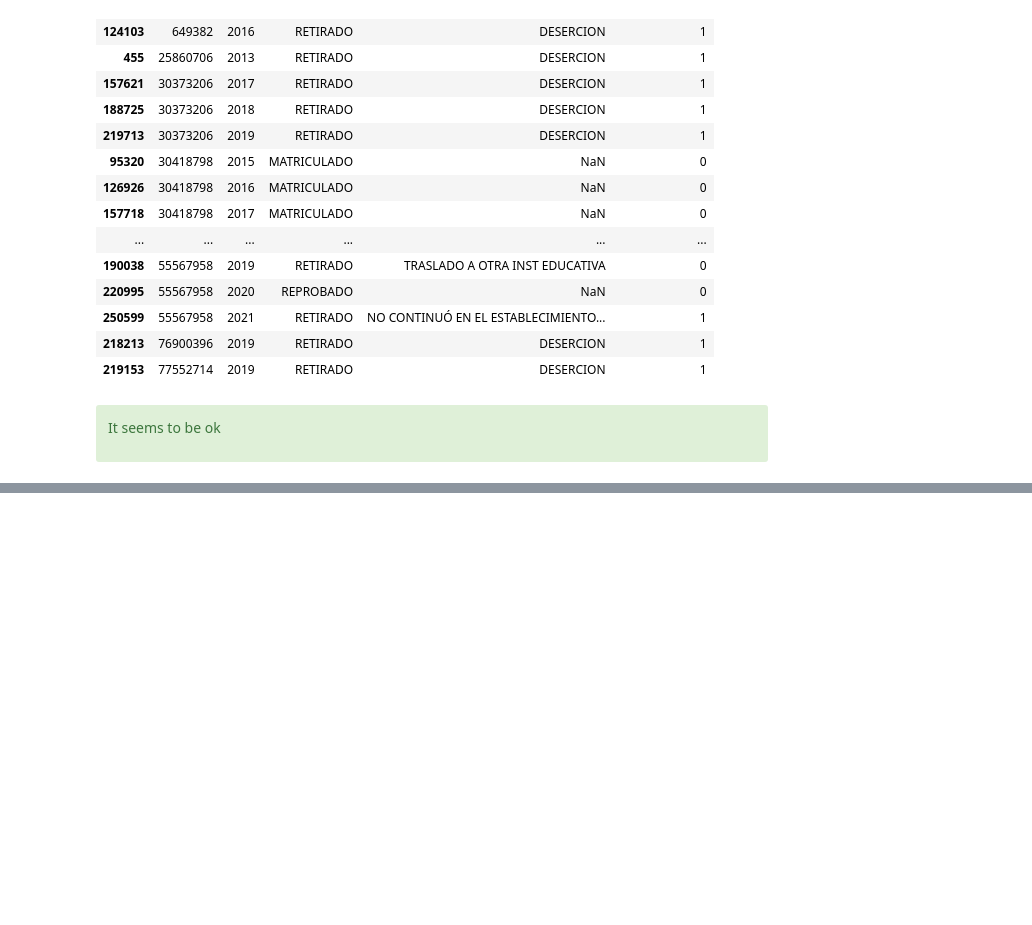
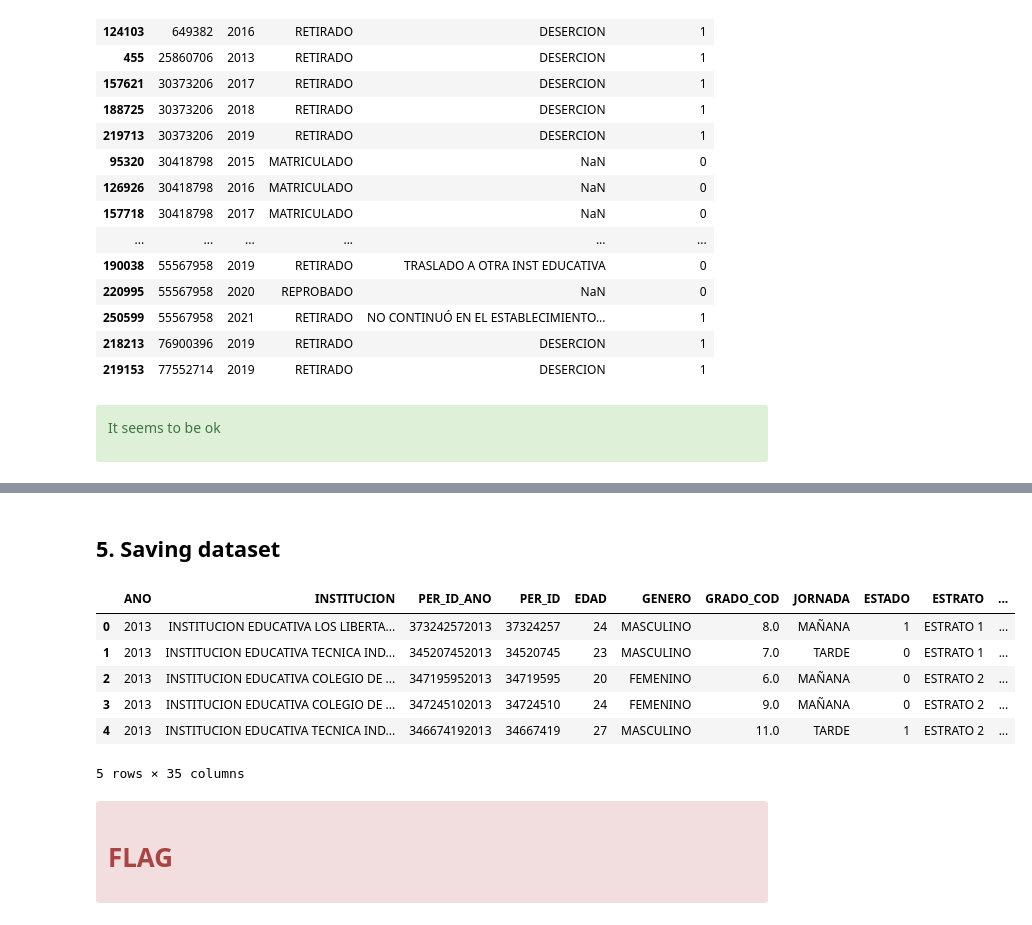
Before and after one commit to samirhinojosa/school-dropout-in-sogamoso, a Jupyter notebook: notebooks/school_dropout_eda_final.ipynb, the cells around one changed output, grey strips where cells are left out. Cells and saved outputs as stored; diff of their text form; code cells hidden in the pictures; blank space fills up the shorter version.

```diff
--- a/notebooks/school_dropout_eda_final.ipynb
+++ b/notebooks/school_dropout_eda_final.ipynb
@@ -1466,0 +1406,6 @@ df_temp[["PER_ID", "ANO", "ESTADO", "MOTIVO", "ESTADO_FINAL"]][df_temp["PER_ID"]
+# %%
+# Deleting the columns
+df_students.drop(columns=["ESTADO", "MOTIVO"], axis=1, inplace=True)
+
+# Updating column name
+df_students.rename(columns={"ESTADO_FINAL" : "ESTADO"}, inplace=True)
@@ -1466,0 +1416,6 @@ df_temp[["PER_ID", "ANO", "ESTADO", "MOTIVO", "ESTADO_FINAL"]][df_temp["PER_ID"]
+# %%
+df_students_by_school = df_students.groupby(["INSTITUCION", "ANO"])["PER_ID"].count()\
+                            .reset_index().rename(columns={"PER_ID" : "ESTUDIANTES"})\
+                            .sort_values(by=["ANO", "ESTUDIANTES"], ascending=[True, False])
+
+df_students_by_school
@@ -1466,0 +1454,2 @@ df_temp[["PER_ID", "ANO", "ESTADO", "MOTIVO", "ESTADO_FINAL"]][df_temp["PER_ID"]
+# %%
+df_students = pd.merge(df_students, df_school_bins_size[["INSTITUCION", "ANO", "INSTITUCION_TAMAÑO"]], on=["INSTITUCION", "ANO"], how="left")
@@ -1466,0 +1485,41 @@ df_temp[["PER_ID", "ANO", "ESTADO", "MOTIVO", "ESTADO_FINAL"]][df_temp["PER_ID"]
+# %% [markdown]
+## 5. Saving dataset
+# %%
+ORDERED_VARIABLES = ['ANO', 'INSTITUCION', 'PER_ID_ANO', 'PER_ID',
+                     'EDAD', 'GENERO', 'GRADO_COD', 'JORNADA', 'ESTADO',
+                     'ESTRATO', 'PAIS_ORIGEN', 'DISCAPACIDAD', 'SRPA',
+                     'SECTOR', 'MODELO', 'APOYO_ACADEMICO_ESPECIAL',
+                     'INSTITUCION_CARACTER', 'INSTITUCION_NUMERO_DE_SEDES',
+                     'INSTITUCION_ESTADO', 'INSTITUCION_LATITUDE',
+                     'INSTITUCION_LONGITUD', 'INSTITUCION_PRESTADOR_DE_SERVICIO',
+                    'INSTITUCION_TAMAÑO', 'INSTITUCION_NIVEL_BASICA_PRIMARIA',
+                     'INSTITUCION_NIVEL_SECUNDARIA_PRIMARIA',
+                     'INSTITUCION_NIVEL_MEDIA', 'INSTITUCION_NIVEL_PREESCOLAR',
+                     'INSTITUCION_NIVEL_PRIMERA_INFANCIA', 'INSTITUCION_ESPECIALIDAD_ACADÉMICA',
+                     'INSTITUCION_ESPECIALIDAD_ACADÉMICA', 'INSTITUCION_ESPECIALIDAD_AGROPECUARIO',
+                     'INSTITUCION_ESPECIALIDAD_COMERCIAL', 'INSTITUCION_ESPECIALIDAD_INDUSTRIAL',
+                     'INSTITUCION_ESPECIALIDAD_NO_APLICA', 'INSTITUCION_ESPECIALIDAD_OTRO',
+]
+
+# Ordering columns
+df_students = df_students.reindex(columns=ORDERED_VARIABLES)
+
+# Updating column name
+df_students.rename(columns={"SECTOR" : "INSTITUCION_SECTOR",
+                            "MODELO" : "INSTITUCION_MODELO",
+                            "APOYO_ACADEMICO_ESPECIAL" : "INSTITUCION_APOYO_ACADEMICO_ESPECIAL"
+                           }, inplace=True)
+# %%
+df_students.head()
+# %% [output]
+|  | ANO | INSTITUCION | PER_ID_ANO | PER_ID | EDAD | GENERO | GRADO_COD | JORNADA | ESTADO | ESTRATO | ... |
+| 0 | 2013 | INSTITUCION EDUCATIVA LOS LIBERTA... | 373242572013 | 37324257 | 24 | MASCULINO | 8.0 | MAÑANA | 1 | ESTRATO 1 | ... |
+| 1 | 2013 | INSTITUCION EDUCATIVA TECNICA IND... | 345207452013 | 34520745 | 23 | MASCULINO | 7.0 | TARDE | 0 | ESTRATO 1 | ... |
+| 2 | 2013 | INSTITUCION EDUCATIVA COLEGIO DE ... | 347195952013 | 34719595 | 20 | FEMENINO | 6.0 | MAÑANA | 0 | ESTRATO 2 | ... |
+| 3 | 2013 | INSTITUCION EDUCATIVA COLEGIO DE ... | 347245102013 | 34724510 | 24 | FEMENINO | 9.0 | MAÑANA | 0 | ESTRATO 2 | ... |
+| 4 | 2013 | INSTITUCION EDUCATIVA TECNICA IND... | 346674192013 | 34667419 | 27 | MASCULINO | 11.0 | TARDE | 1 | ESTRATO 2 | ... |
+5 rows × 35 columns
+# %% [markdown]
+<div class="alert alert-block alert-danger">
+    <p><h1>FLAG</h1></p>
+</div>
```
Also changed, not shown: parts of 17 cells of this notebook.
